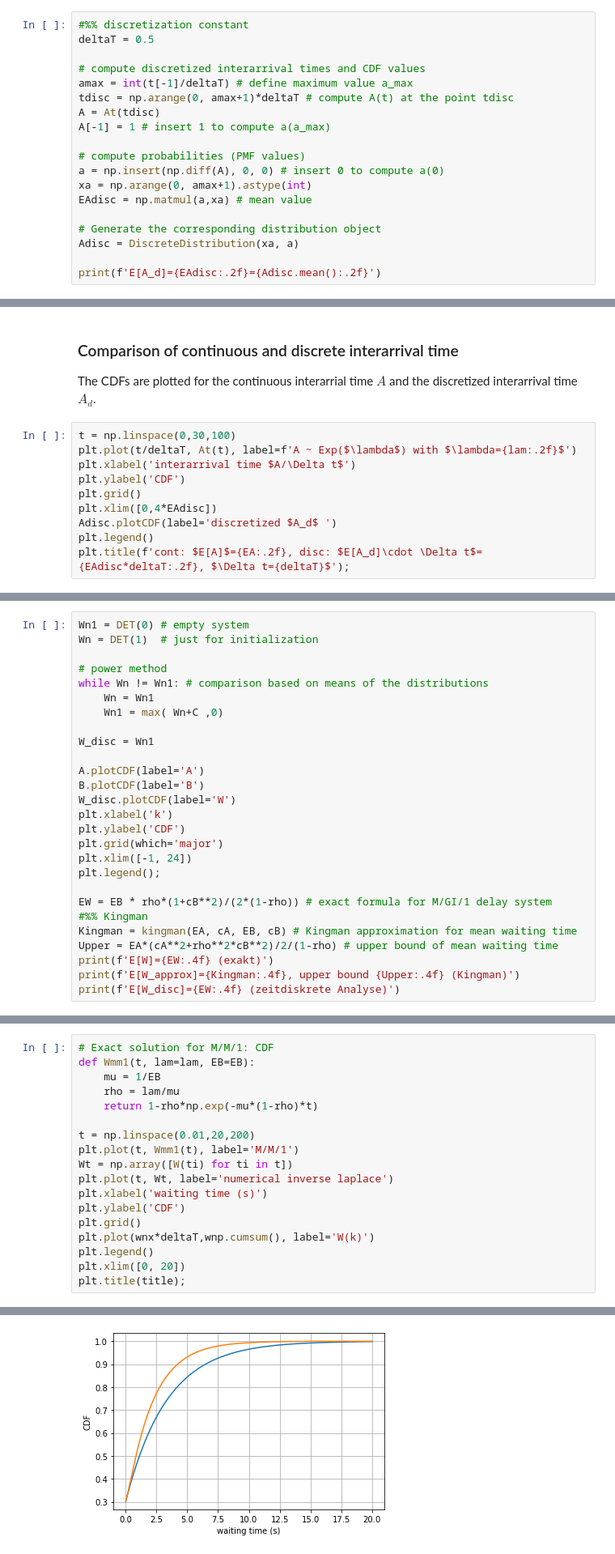
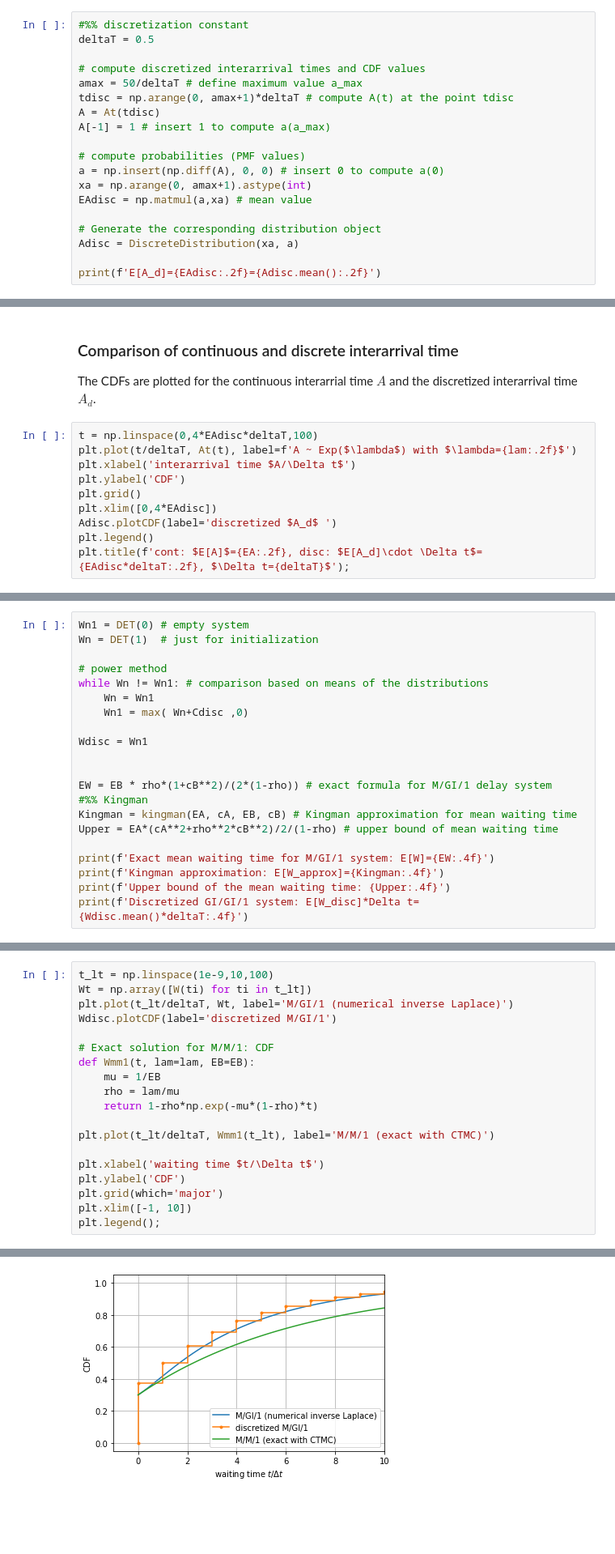
Before and after one commit to hossfeld/performance-modeling, a Jupyter notebook: chapter6_timeDiscreteAnalysis/ch6-4-mg1-discrete.ipynb, the cells around one changed output, grey strips where cells are left out. Shown at 81% size. Saved outputs shown, nothing was run; the diff lists cells and outputs as text; blank space fills up the shorter version.

Commit message:
Chapter 6.4 Discretized M/GI/1 queue

```diff
--- a/chapter6_timeDiscreteAnalysis/ch6-4-mg1-discrete.ipynb
+++ b/chapter6_timeDiscreteAnalysis/ch6-4-mg1-discrete.ipynb
@@ -145,7 +145,7 @@ $a_d(0)=0 \\ a_d(a_\max) = 1-A\left((a_\max-1)\cdot \Delta t\right).$
 deltaT = 0.5
 
 # compute discretized interarrival times and CDF values
-amax = int(t[-1]/deltaT) # define maximum value a_max
+amax = 50/deltaT # define maximum value a_max
 tdisc = np.arange(0, amax+1)*deltaT # compute A(t) at the point tdisc
 A = At(tdisc)
 A[-1] = 1 # insert 1 to compute a(a_max)
@@ -165,7 +165,7 @@ E[A_d]=3.39=3.39
 ### Comparison of continuous and discrete interarrival time
 The CDFs are plotted for the continuous interarrial time $A$ and the discretized interarrival time $A_d$.
 # %%
-t = np.linspace(0,30,100)
+t = np.linspace(0,4*EAdisc*deltaT,100)
 plt.plot(t/deltaT, At(t), label=f'A ~ Exp($\lambda$) with $\lambda={lam:.2f}$')
 plt.xlabel('interarrival time $A/\Delta t$')
 plt.ylabel('CDF')
@@ -232,24 +241,18 @@ Wn = DET(1)  # just for initialization
 # power method
 while Wn != Wn1: # comparison based on means of the distributions
     Wn = Wn1
-    Wn1 = max( Wn+C ,0)
+    Wn1 = max( Wn+Cdisc ,0)
 
-W_disc = Wn1
+Wdisc = Wn1
 
-A.plotCDF(label='A')
-B.plotCDF(label='B')
-W_disc.plotCDF(label='W')
-plt.xlabel('k')
-plt.ylabel('CDF')
-plt.grid(which='major')
-plt.xlim([-1, 24])
-plt.legend();
 
 EW = EB * rho*(1+cB**2)/(2*(1-rho)) # exact formula for M/GI/1 delay system
 #%% Kingman
 Kingman = kingman(EA, cA, EB, cB) # Kingman approximation for mean waiting time
 Upper = EA*(cA**2+rho**2*cB**2)/2/(1-rho) # upper bound of mean waiting time
-print(f'E[W]={EW:.4f} (exakt)')
-print(f'E[W_approx]={Kingman:.4f}, upper bound {Upper:.4f} (Kingman)')
-print(f'E[W_disc]={EW:.4f} (zeitdiskrete Analyse)')
+
+print(f'Exact mean waiting time for M/GI/1 system: E[W]={EW:.4f}')
+print(f'Kingman approximation: E[W_approx]={Kingman:.4f}')
+print(f'Upper bound of the mean waiting time: {Upper:.4f}')
+print(f'Discretized GI/GI/1 system: E[W_disc]*Delta t={Wdisc.mean()*deltaT:.4f}')
 # %% [output]
@@ -263,19 +268,20 @@ Die Verteilungsfunktion der Wartezeit (durch die zeitdiskrete Analyse und Diskre
 # %%
+t_lt = np.linspace(1e-9,10,100)
+Wt = np.array([W(ti) for ti in t_lt])
+plt.plot(t_lt/deltaT, Wt, label='M/GI/1 (numerical inverse Laplace)')
+Wdisc.plotCDF(label='discretized M/GI/1')
+
 # Exact solution for M/M/1: CDF
 def Wmm1(t, lam=lam, EB=EB):
     mu = 1/EB
     rho = lam/mu
     return 1-rho*np.exp(-mu*(1-rho)*t)
 
-t = np.linspace(0.01,20,200)
-plt.plot(t, Wmm1(t), label='M/M/1')
-Wt = np.array([W(ti) for ti in t])
-plt.plot(t, Wt, label='numerical inverse laplace')
-plt.xlabel('waiting time (s)')
+plt.plot(t_lt/deltaT, Wmm1(t_lt), label='M/M/1 (exact with CTMC)')
+
+plt.xlabel('waiting time $t/\Delta t$')
 plt.ylabel('CDF')
-plt.grid()
-plt.plot(wnx*deltaT,wnp.cumsum(), label='W(k)')
-plt.legend()
-plt.xlim([0, 20])
-plt.title(title);
+plt.grid(which='major')
+plt.xlim([-1, 10])
+plt.legend();
 # %% [output]
@@ -283 +288 @@ NameError: name 'wnx' is not defined
-[figure, old version]
+[figure, new version]
```
Also changed, not shown: parts of 12 cells of this notebook, 1 other file.
